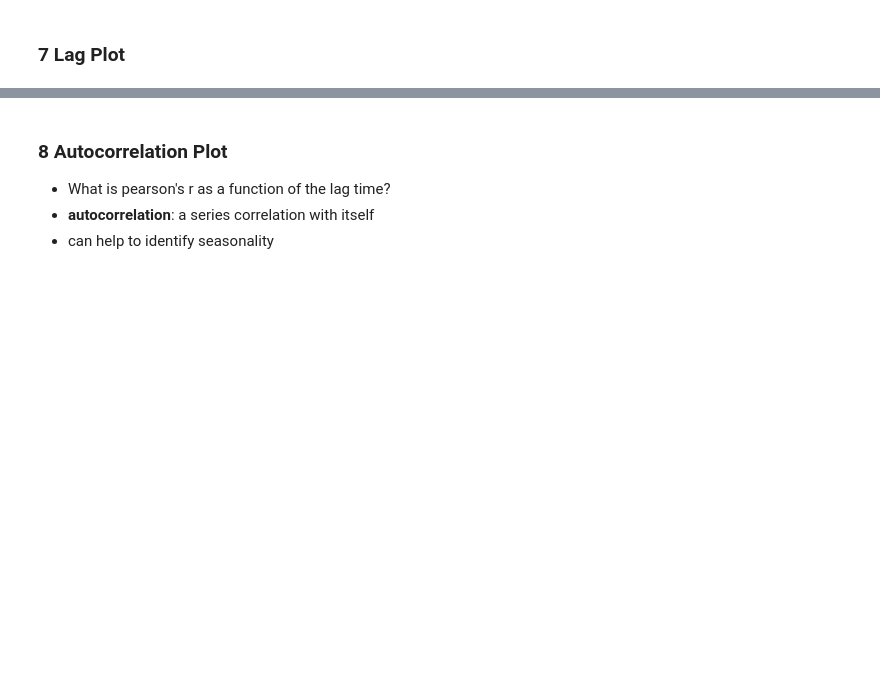
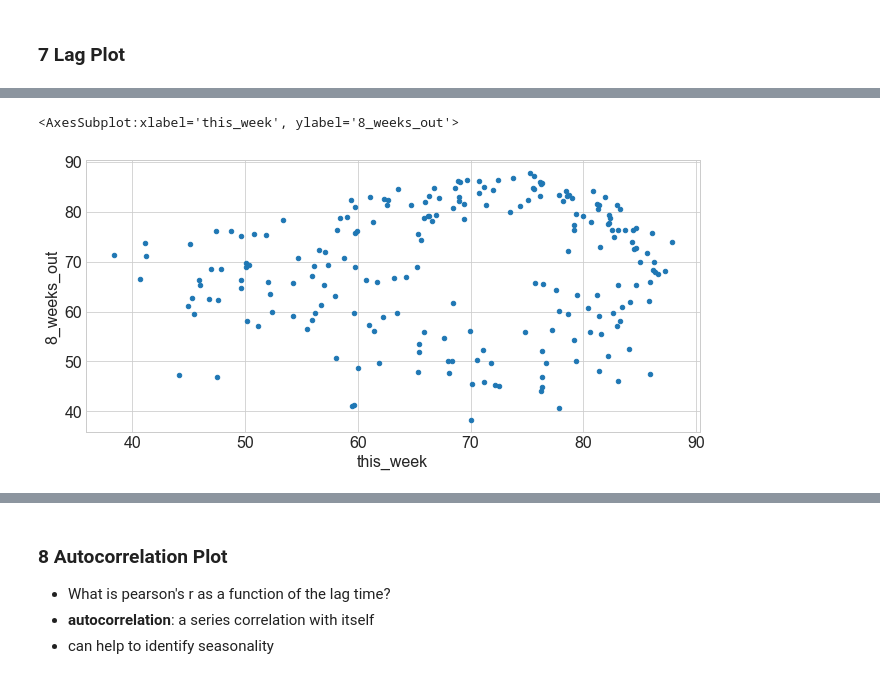
Before and after one commit to CodeupClassroom/innis-timeseries-exercises, a Jupyter notebook: explore_lesson.ipynb, the cells around one changed output, grey strips where cells are left out. Saved outputs shown, nothing was run; the diff lists cells and outputs as text; code cells hidden in the pictures; blank space fills up the shorter version.

```diff
--- a/explore_lesson.ipynb
+++ b/explore_lesson.ipynb
@@ -164,9 +307,11 @@ weekly
 # %%
 weekly = train.resample('W').mean().drop(columns='y(t + 1)')
-weekly['8_weeks_out'] = weekly.temp.shift(-8)
+weekly['8_weeks_out'] = weekly.temp.shift(-12)
 weekly = weekly.rename(columns={'temp': 'this_week'})
 weekly.plot.scatter(x='this_week', y='8_weeks_out')
-weekly
+# %% [output]
+<AxesSubplot:xlabel='this_week', ylabel='8_weeks_out'>
+[figure, added]
 # %%
 weekly = train.resample('W').mean().drop(columns='y(t + 1)')
 weekly['half_a_year_later'] = weekly.temp.shift(-26)
```
Also changed, not shown: parts of 50 cells of this notebook, 1 other file.
